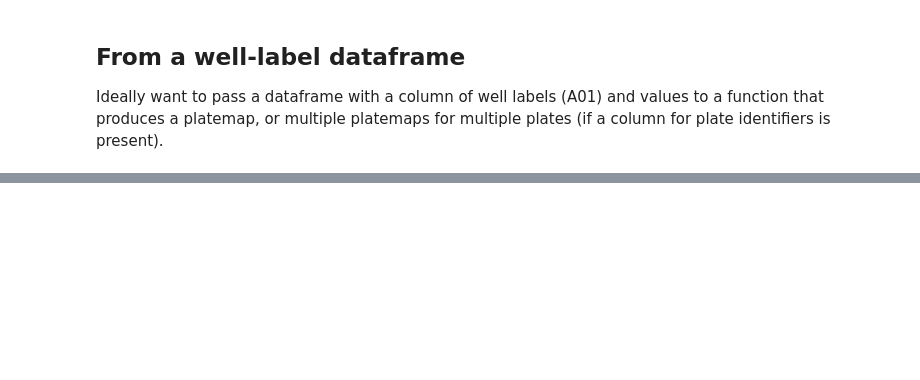
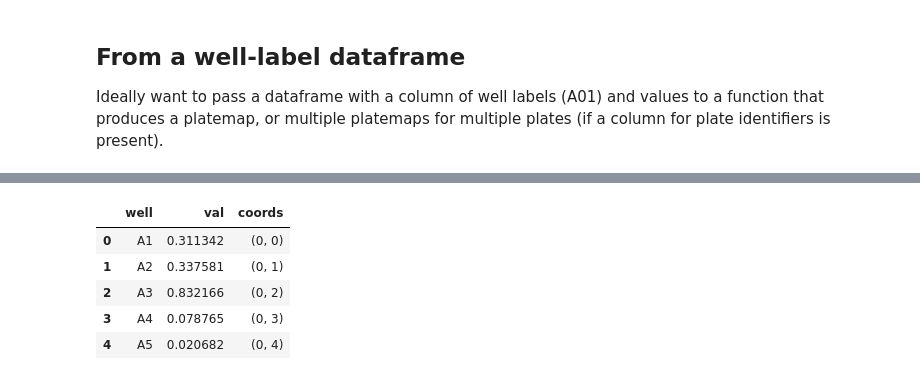
Before and after one commit to Swarchal/notebooks, a Jupyter notebook: mpl_platemap.ipynb, the cells around one changed output, grey strips where cells are left out. Saved outputs shown, nothing was run; the diff lists cells and outputs as text; code cells hidden in the pictures; blank space fills up the shorter version.

```diff
--- a/mpl_platemap.ipynb
+++ b/mpl_platemap.ipynb
@@ -89,0 +148,9 @@ Ideally want to pass a dataframe with a column of well labels (A01) and values t
+# %%
+df.head()
+# %% [output]
+|  | well | val | coords |
+| 0 | A1 | 0.311342 | (0, 0) |
+| 1 | A2 | 0.337581 | (0, 1) |
+| 2 | A3 | 0.832166 | (0, 2) |
+| 3 | A4 | 0.078765 | (0, 3) |
+| 4 | A5 | 0.020682 | (0, 4) |
```
Also changed, not shown: parts of 13 cells of this notebook.
